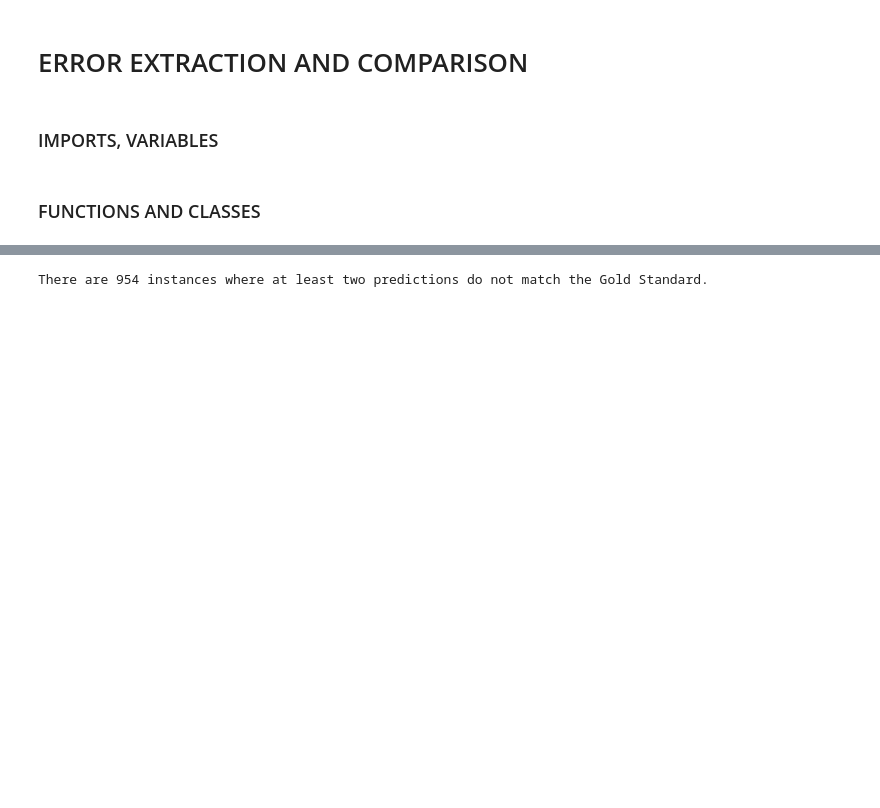
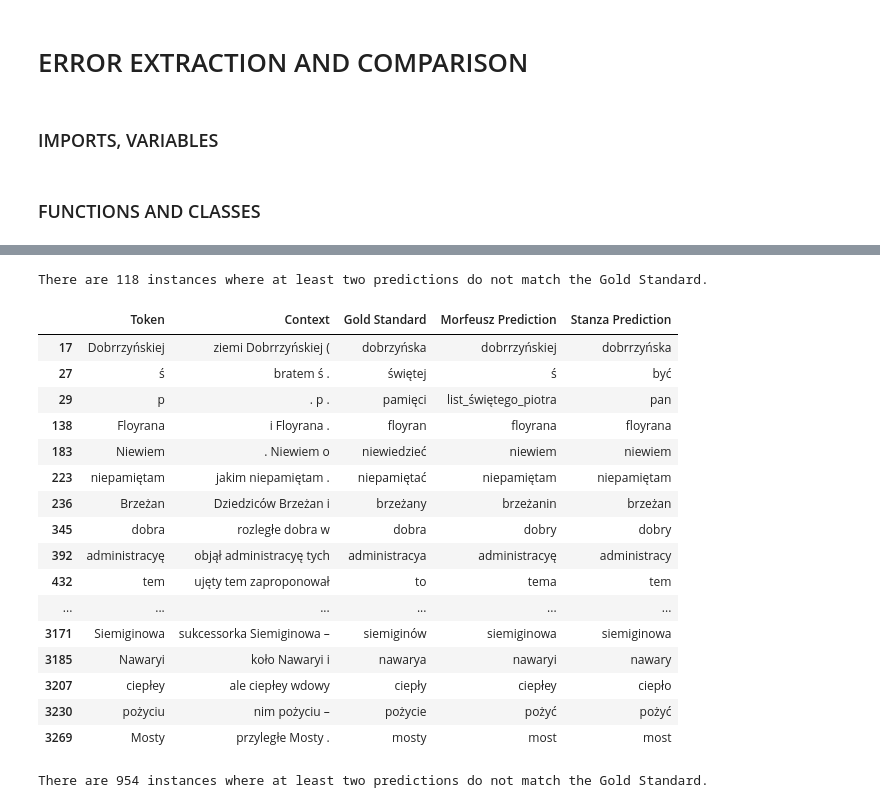
Before and after one commit to Turtilla/swe-ma-thesis, a Jupyter notebook: code/error_extraction.ipynb, the cells around one changed output, grey strips where cells are left out. Saved outputs shown, nothing was run; the diff lists cells and outputs as text; code cells hidden in the pictures; blank space fills up the shorter version.

```diff
--- a/code/error_extraction.ipynb
+++ b/code/error_extraction.ipynb
@@ -10,6 +10,10 @@ pd.set_option('display.max_rows', None)
 # lemmatization results
 morfeusz_lemmas = pd.read_excel('../data/results/Morfeusz_lemmas.xlsx', index_col=0)
 stanza_lemmas = pd.read_excel('../data/results/stanza_lemmas.xlsx', index_col=0)
+
+# lowercased lemmatization results
+lowercase_morfeusz_lemmas = pd.read_excel('../data/results/Morfeusz_lowercase_lemmas.xlsx', index_col=0)
+lowercase_stanza_lemmas = pd.read_excel('../data/results/stanza_lowercase_lemmas.xlsx', index_col=0)
 
 # UPOS results
 bert_upos = pd.read_excel('../data/results/bert_UPOS.xlsx', index_col=0)
@@ -25,6 +29,7 @@ stanza_xpos = pd.read_excel('../data/results/stanza_xpos.xlsx', index_col=0)
 # %%
 # grouping up results
 lemmas = [morfeusz_lemmas, stanza_lemmas]
+lowercase_lemmas = [lowercase_morfeusz_lemmas, lowercase_stanza_lemmas]
 upos = [bert_upos, marmot_upos, stanza_upos, ud_upos]
 xpos = [bert_xpos, marmot_xpos, morfeusz_xpos, stanza_xpos]
 
@@ -132,6 +137,28 @@ There are 145 instances where at least two predictions do not match the Gold Sta
 | 3230 | pożyciu | nim pożyciu – | pożycie | pożyć | pożyć |
 | 3267 | Lesniowic | do Lesniowic przyległe | Lesniowice | Lesniowic | lesniowice |
 | 3269 | Mosty | przyległe Mosty . | Mosty | Most | most |
+# %%
+lowercase_lemma_results = compare_results(lowercase_lemmas, lemma_labels)
+lowercase_lemma_results.to_excel('../data/results/all_lowercase_lemmas.xlsx')
+# %% [output]
+There are 118 instances where at least two predictions do not match the Gold Standard.
+|  | Token | Context | Gold Standard | Morfeusz Prediction | Stanza Prediction |
+| 17 | Dobrrzyńskiej | ziemi Dobrrzyńskiej ( | dobrzyńska | dobrrzyńskiej | dobrrzyńska |
+| 27 | ś | bratem ś . | świętej | ś | być |
+| 29 | p | . p . | pamięci | list_świętego_piotra | pan |
+| 138 | Floyrana | i Floyrana . | floyran | floyrana | floyrana |
+| 183 | Niewiem | . Niewiem o | niewiedzieć | niewiem | niewiem |
+| 223 | niepamiętam | jakim niepamiętam . | niepamiętać | niepamiętam | niepamiętam |
+| 236 | Brzeżan | Dziedziców Brzeżan i | brzeżany | brzeżanin | brzeżan |
+| 345 | dobra | rozległe dobra w | dobra | dobry | dobry |
+| 392 | administracyę | objął administracyę tych | administracya | administracyę | administracy |
+| 432 | tem | ujęty tem zaproponował | to | tema | tem |
+| ... | ... | ... | ... | ... | ... |
+| 3171 | Siemiginowa | sukcessorka Siemiginowa – | siemiginów | siemiginowa | siemiginowa |
+| 3185 | Nawaryi | koło Nawaryi i | nawarya | nawaryi | nawary |
+| 3207 | ciepłey | ale ciepłey wdowy | ciepły | ciepłey | ciepło |
+| 3230 | pożyciu | nim pożyciu – | pożycie | pożyć | pożyć |
+| 3269 | Mosty | przyległe Mosty . | mosty | most | most |
 # %%
 upos_results = compare_results(upos, upos_labels)
 upos_results.to_excel('../data/results/all_upos.xlsx')
```
Also changed, not shown: parts of 1 cell of this notebook, 27 other files.
